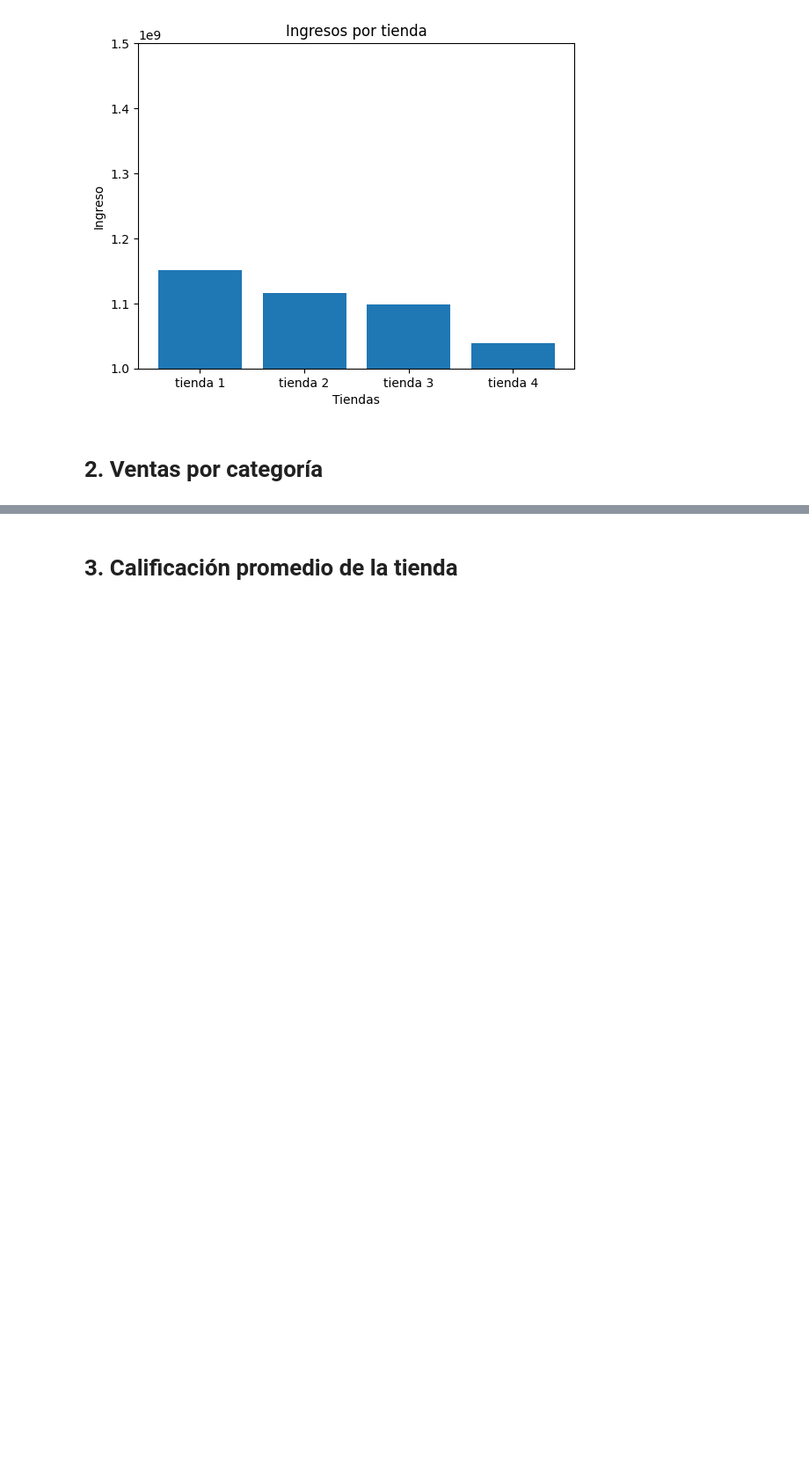
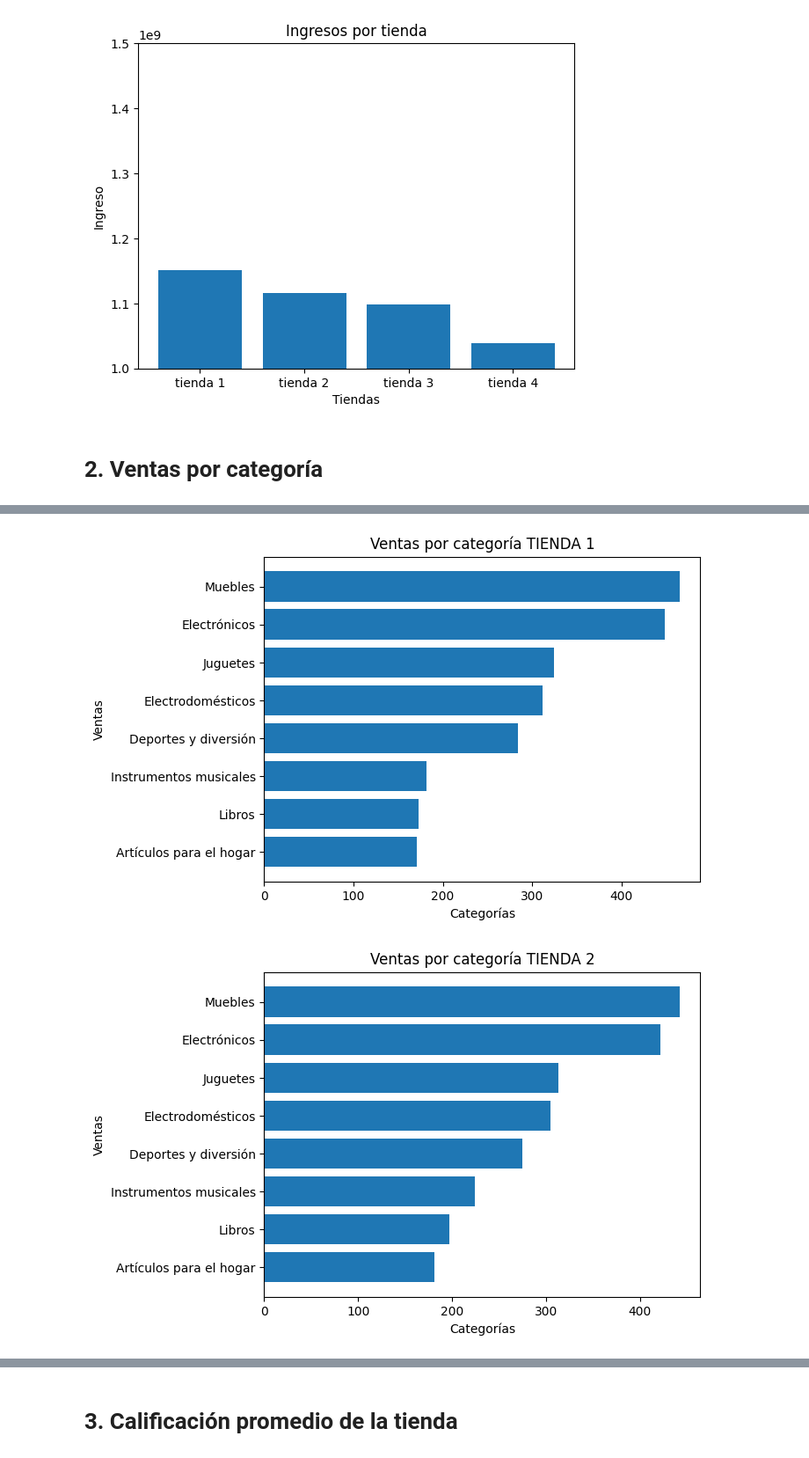
Before and after one commit to patriciopilco/Programming-Skills-Level0, a Jupyter notebook: AluraStoreLatam.ipynb, the cells around one changed output, grey strips where cells are left out. Shown at 88% size. Drawn from its saved outputs; the diff is of its cells as text; code cells hidden in the pictures; blank space fills up the shorter version.

Commit message:
Ventas por categoría

```diff
--- a/AluraStoreLatam.ipynb
+++ b/AluraStoreLatam.ipynb
@@ -79,0 +168,37 @@ matplotlib.pyplot.show()
+# %%
+import matplotlib.pyplot
+
+# Tienda 1
+
+matplotlib.pyplot.title('Ventas por categoría TIENDA 1')
+matplotlib.pyplot.ylabel('Ventas')
+matplotlib.pyplot.xlabel('Categorías')
+matplotlib.pyplot.barh(categoria_producto_ordenado.index, categoria_producto_ordenado['Producto'])
+matplotlib.pyplot.show()
+
+# Tienda 2
+
+matplotlib.pyplot.title('Ventas por categoría TIENDA 2')
+matplotlib.pyplot.ylabel('Ventas')
+matplotlib.pyplot.xlabel('Categorías')
+matplotlib.pyplot.barh(categoria_producto_ordenado2.index, categoria_producto_ordenado2['Producto'])
+matplotlib.pyplot.show()
+
+# Tienda 3
+
+matplotlib.pyplot.title('Ventas por categoría TIENDA 3')
+matplotlib.pyplot.ylabel('Ventas')
+matplotlib.pyplot.xlabel('Categorías')
+matplotlib.pyplot.barh(categoria_producto_ordenado3.index, categoria_producto_ordenado3['Producto'])
+matplotlib.pyplot.show()
+
+# Tienda 4
+
+matplotlib.pyplot.title('Ventas por categoría TIENDA 4')
+matplotlib.pyplot.ylabel('Ventas')
+matplotlib.pyplot.xlabel('Categorías')
+matplotlib.pyplot.barh(categoria_producto_ordenado4.index, categoria_producto_ordenado4['Producto'])
+matplotlib.pyplot.show()
+# %% [output]
+[figure, added]
+[figure, added]
```
Also changed, not shown: parts of 5 cells of this notebook.
